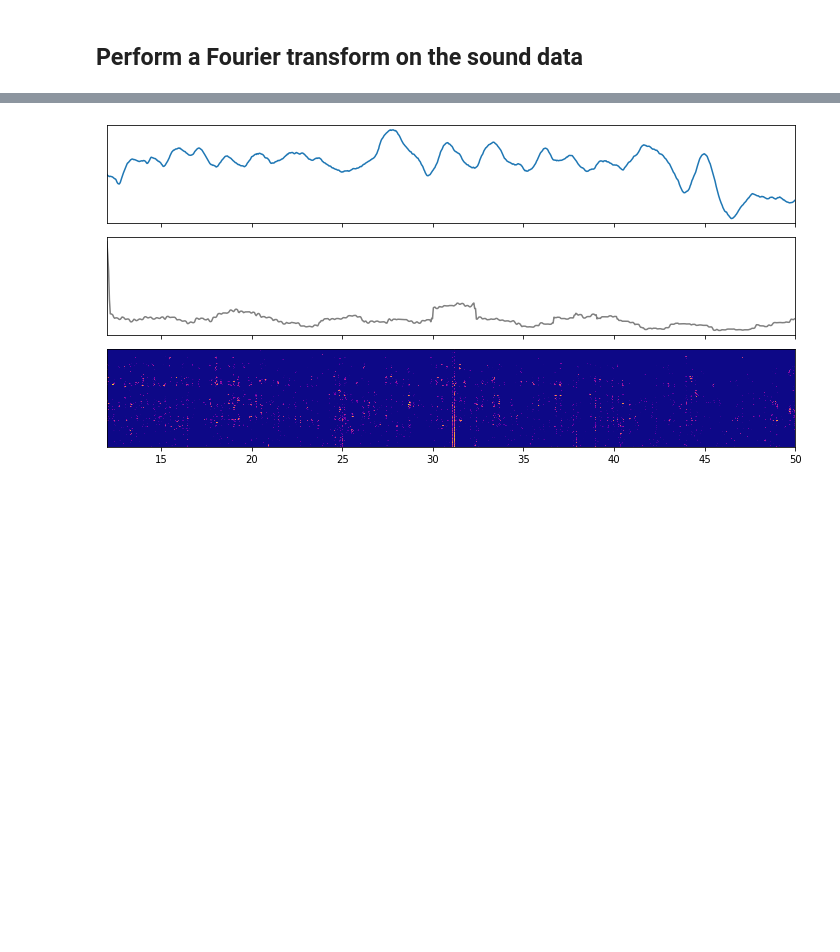
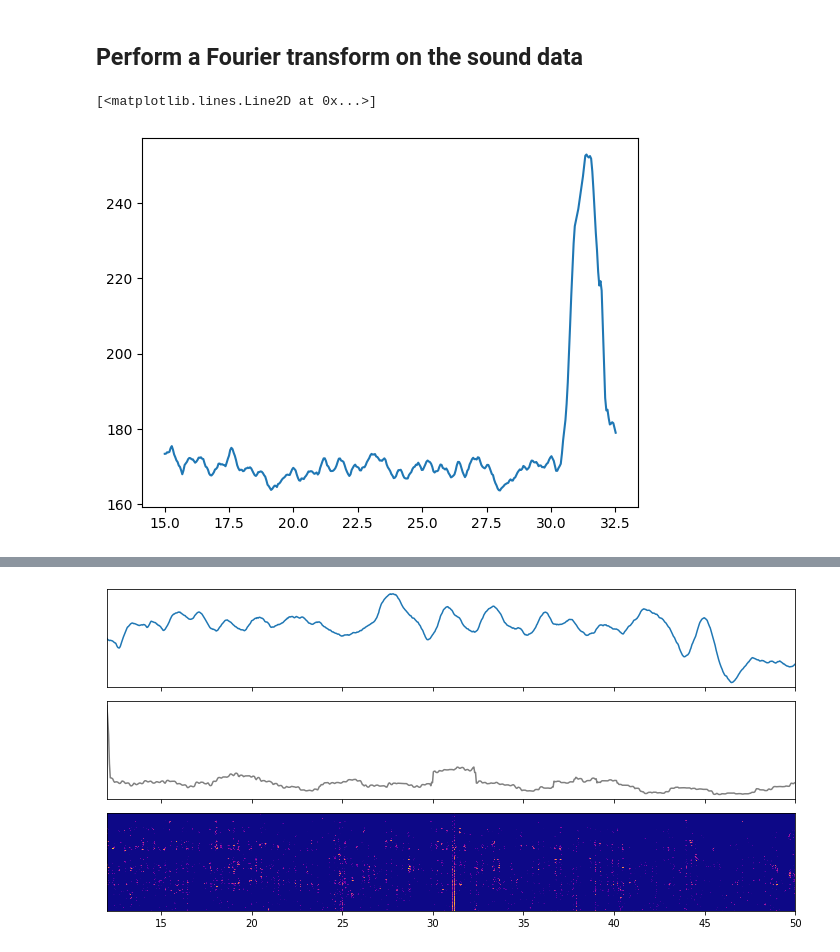
Before and after one commit to rileytroyer/pa-citizen-science, a Jupyter notebook: ludes-pa-sound.ipynb, the cells around one changed output, grey strips where cells are left out. Saved outputs shown, nothing was run; the diff lists cells and outputs as text; code cells hidden in the pictures; blank space fills up the shorter version.

```diff
--- a/ludes-pa-sound.ipynb
+++ b/ludes-pa-sound.ipynb
@@ -228,2 +230,22 @@ NameError: name 'avg_intensity_smoothed_2' is not defined
 # %% [markdown]
 ## Perform a Fourier transform on the sound data
+# %%
+# Normalize audio so max is also 1
+audio_array = audio_array/np.max(audio_array)
+
+# Try a short time fft
+tstep = total_time/audio_array.shape[0]
+SFT = ShortTimeFFT(np.hanning(8000), 2000, fs=1/tstep)
+Sx = SFT.stft(audio_array[0:2300000])
+Sx_psd = abs(Sx)
+
+# Filter to only region of psd
+psd_min = 1e-3
+psd_max = 3e-1
+Sx_psd[Sx_psd < psd_min] = psd_min
+Sx_psd[Sx_psd > psd_max] = psd_max
+
+# Get time and frequency
+fft_times = SFT.t(len(audio_array[0:2300000]))
+
+fft_freqs = np.fft.rfftfreq(8000, d=tstep)
@@ -229,0 +309,11 @@ NameError: name 'avg_intensity_smoothed_2' is not defined
+# %%
+freq_filter = (fft_freqs/1000 < 4.5) & (fft_freqs/1000 > 2.5)
+time_filter = (fft_times > 15) & (fft_times < 50)
+
+psd_slice = np.sum(Sx_psd[freq_filter, :][:, time_filter], axis=0)
+N = 51
+psd_smoothed = smooth(psd_slice, window_len=21, window='flat')
+plt.plot(fft_times[time_filter], psd_smoothed)
+# %% [output]
+[<matplotlib.lines.Line2D at 0x...>]
+[figure, added]
```
Also changed, not shown: parts of 17 cells of this notebook, 7 other files.
